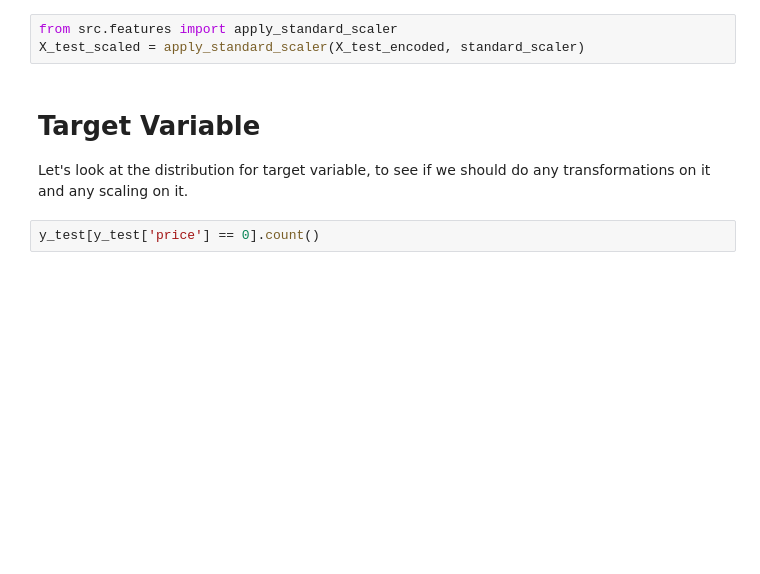
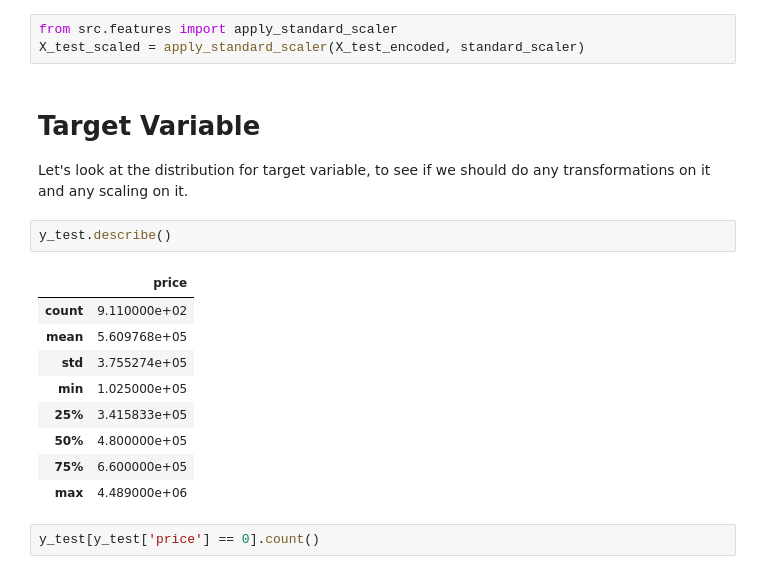
Before and after one commit to brandoncabrera707/housing_predictions, a Jupyter notebook: notebooks/1.0-bc-initial-data-exploration.ipynb, the cells around one changed output. Cells and saved outputs as stored; diff of their text form; blank space fills up the shorter version.

```diff
--- a/notebooks/1.0-bc-initial-data-exploration.ipynb
+++ b/notebooks/1.0-bc-initial-data-exploration.ipynb
@@ -189,6 +201,18 @@ X_test_scaled = apply_standard_scaler(X_test_encoded, standard_scaler)
 # %% [markdown]
 # Target Variable
 Let's look at the distribution for target variable, to see if we should do any transformations on it and any scaling on it.
+# %%
+y_test.describe()
+# %% [output]
+|  | price |
+| count | 9.110000e+02 |
+| mean | 5.609768e+05 |
+| std | 3.755274e+05 |
+| min | 1.025000e+05 |
+| 25% | 3.415833e+05 |
+| 50% | 4.800000e+05 |
+| 75% | 6.600000e+05 |
+| max | 4.489000e+06 |
 # %%
 y_test[y_test['price'] == 0].count()
 # %% [output]
```
Also changed, not shown: parts of 5 cells of this notebook, 5 other files.
